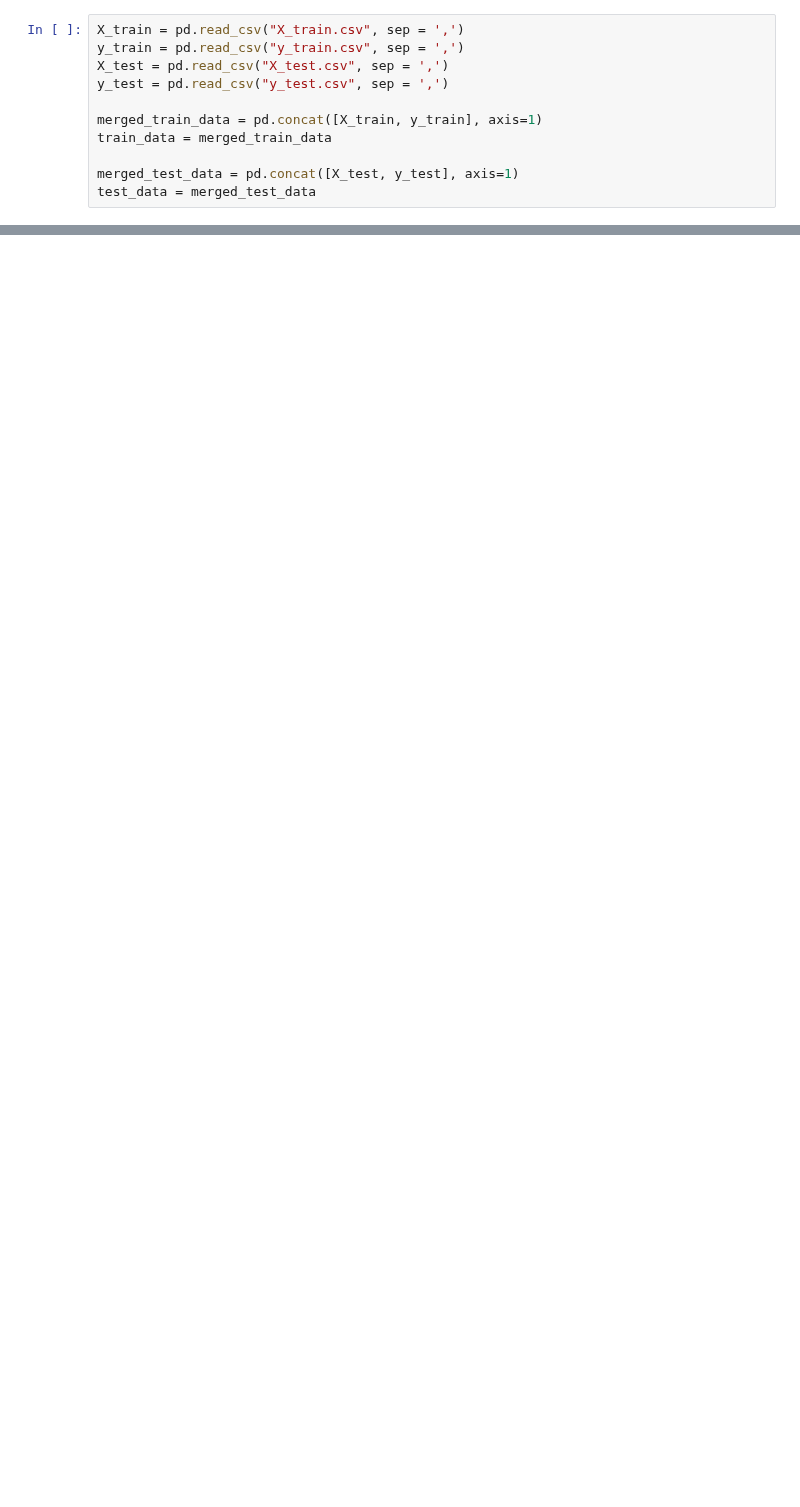
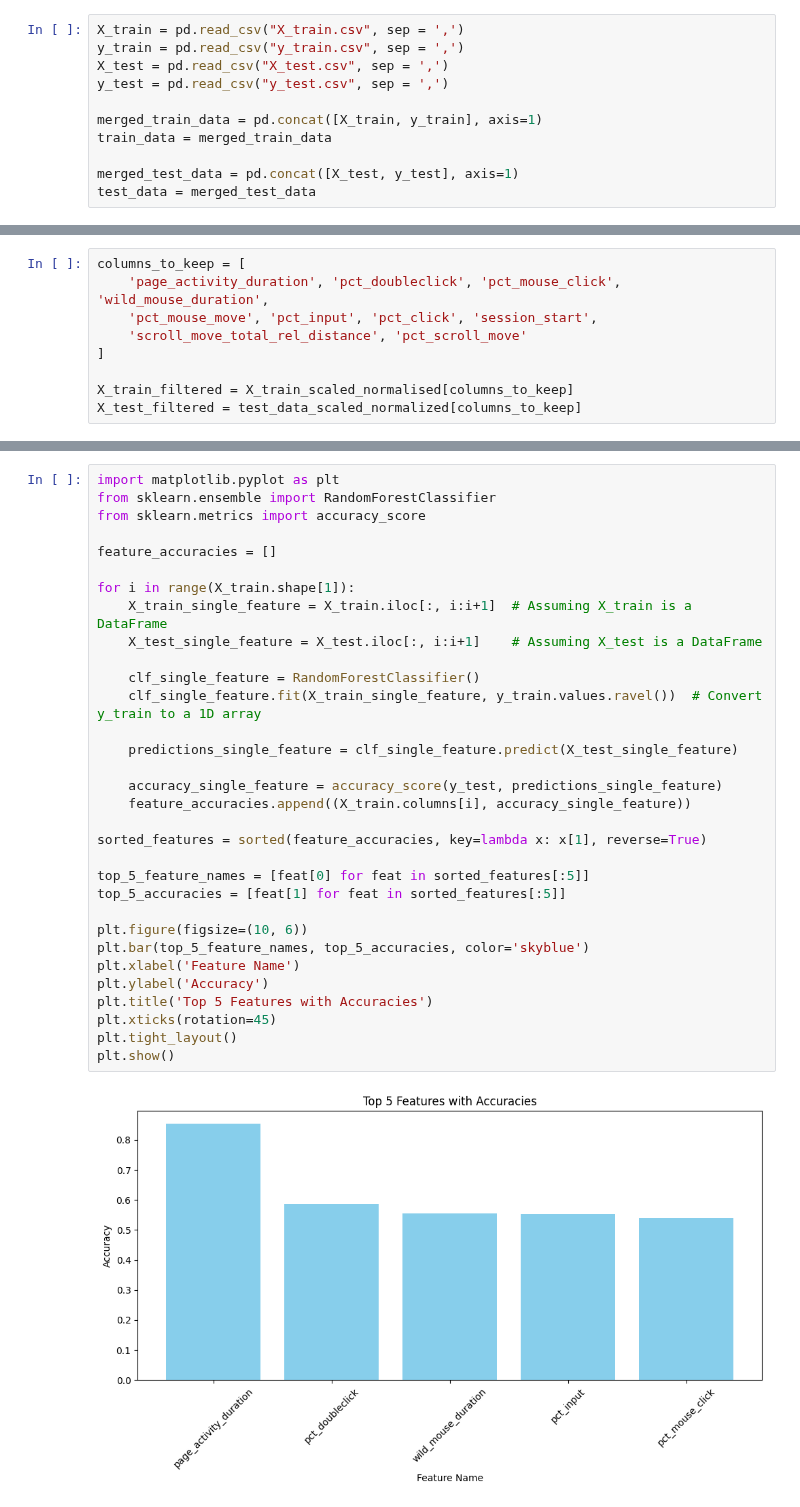
Before and after one commit to Brunokristi/Project_IAU, a Jupyter notebook: Phase_3.ipynb, the cells around one changed output, grey strips where cells are left out. Cells and saved outputs as stored; diff of their text form; blank space fills up the shorter version.

```diff
--- a/Phase_3.ipynb
+++ b/Phase_3.ipynb
@@ -216,0 +263,9 @@ plt.show()
+# %%
+columns_to_keep = [
+    'page_activity_duration', 'pct_doubleclick', 'pct_mouse_click', 'wild_mouse_duration',
+    'pct_mouse_move', 'pct_input', 'pct_click', 'session_start',
+    'scroll_move_total_rel_distance', 'pct_scroll_move'
+]
+
+X_train_filtered = X_train_scaled_normalised[columns_to_keep]
+X_test_filtered = test_data_scaled_normalized[columns_to_keep]
@@ -216,0 +384,34 @@ plt.show()
+# %%
+import matplotlib.pyplot as plt
+from sklearn.ensemble import RandomForestClassifier
+from sklearn.metrics import accuracy_score
+
+feature_accuracies = []
+
+for i in range(X_train.shape[1]):
+    X_train_single_feature = X_train.iloc[:, i:i+1]  # Assuming X_train is a DataFrame
+    X_test_single_feature = X_test.iloc[:, i:i+1]    # Assuming X_test is a DataFrame
+
+    clf_single_feature = RandomForestClassifier()
+    clf_single_feature.fit(X_train_single_feature, y_train.values.ravel())  # Convert y_train to a 1D array
+
+    predictions_single_feature = clf_single_feature.predict(X_test_single_feature)
+
+    accuracy_single_feature = accuracy_score(y_test, predictions_single_feature)
+    feature_accuracies.append((X_train.columns[i], accuracy_single_feature))
+
+sorted_features = sorted(feature_accuracies, key=lambda x: x[1], reverse=True)
+
+top_5_feature_names = [feat[0] for feat in sorted_features[:5]]
+top_5_accuracies = [feat[1] for feat in sorted_features[:5]]
+
+plt.figure(figsize=(10, 6))
+plt.bar(top_5_feature_names, top_5_accuracies, color='skyblue')
+plt.xlabel('Feature Name')
+plt.ylabel('Accuracy')
+plt.title('Top 5 Features with Accuracies')
+plt.xticks(rotation=45)
+plt.tight_layout()
+plt.show()
+# %% [output]
+[figure, added]
```
Also changed, not shown: parts of 49 cells of this notebook.
